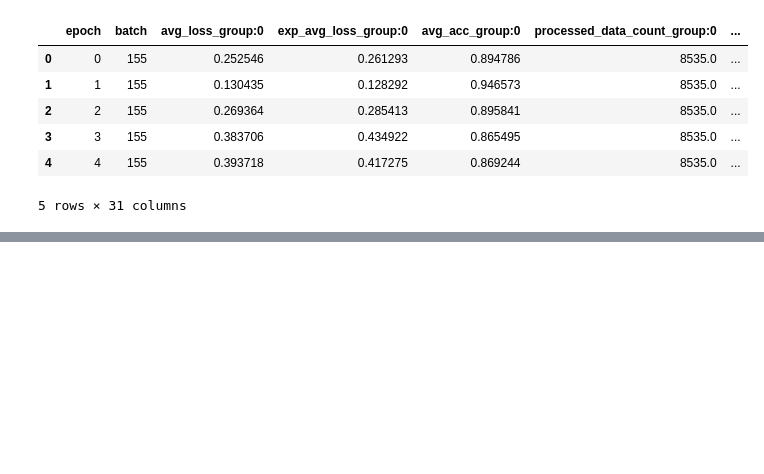
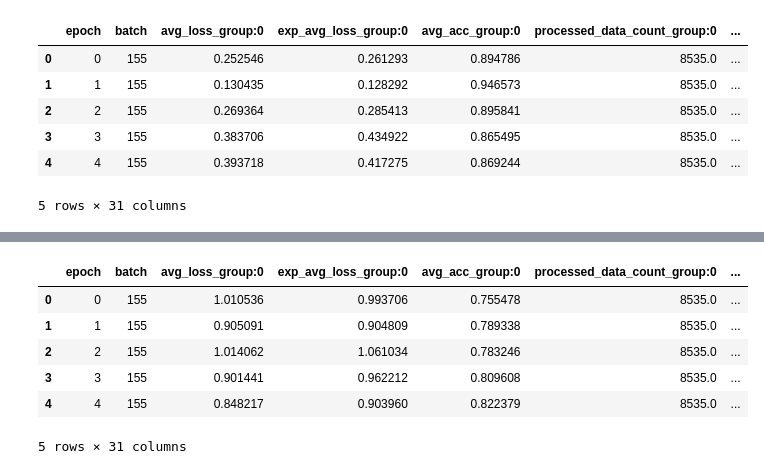
Before and after one commit to arinchang/overparam_spur_corr, a Jupyter notebook: test_plot.ipynb, the cells around one changed output, grey strips where cells are left out. Saved outputs shown, nothing was run; the diff lists cells and outputs as text; code cells hidden in the pictures; blank space fills up the shorter version.

```diff
--- a/test_plot.ipynb
+++ b/test_plot.ipynb
@@ -67,0 +92,11 @@ plt.show()
+# %%
+dp_val_df = pd.read_csv("logs/val_0.csv")
+dp_val_df.head()
+# %% [output]
+|  | epoch | batch | avg_loss_group:0 | exp_avg_loss_group:0 | avg_acc_group:0 | processed_data_count_group:0 | ... |
+| 0 | 0 | 155 | 1.010536 | 0.993706 | 0.755478 | 8535.0 | ... |
+| 1 | 1 | 155 | 0.905091 | 0.904809 | 0.789338 | 8535.0 | ... |
+| 2 | 2 | 155 | 1.014062 | 1.061034 | 0.783246 | 8535.0 | ... |
+| 3 | 3 | 155 | 0.901441 | 0.962212 | 0.809608 | 8535.0 | ... |
+| 4 | 4 | 155 | 0.848217 | 0.903960 | 0.822379 | 8535.0 | ... |
+5 rows × 31 columns
```
Also changed, not shown: parts of 11 cells of this notebook, 3 other files.
